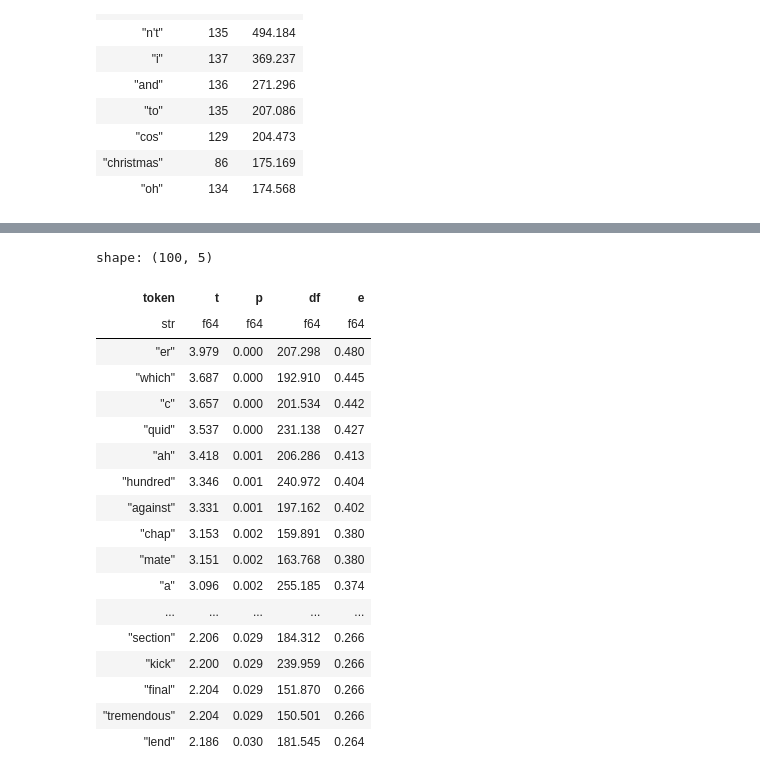
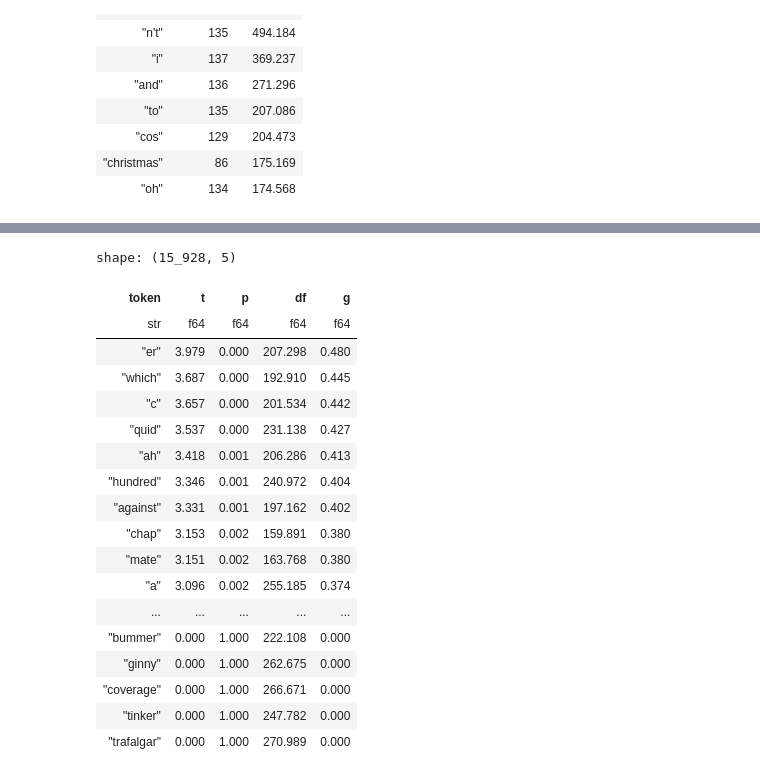
Before and after one commit to rmalouf/polars_corpus, a Jupyter notebook: docs/notebooks/keywords.ipynb, the cells around one changed output, grey strips where cells are left out. Drawn from its saved outputs; the diff is of its cells as text; code cells hidden in the pictures.

```diff
--- a/docs/notebooks/keywords.ipynb
+++ b/docs/notebooks/keywords.ipynb
@@ -90,14 +134,14 @@ Lijffijt et al. (2016)
 # %%
 tt_mens_keywords = plc.keywords(
-    target = bnc.filter(pl.col('sex')=='m'),
-    reference= bnc.filter(pl.col('sex')=='f'),
-    method='ttest',
-    expr=pl.col('token').str.to_lowercase()
-).head(100).collect()
+    target=bnc.filter(pl.col("sex") == "m"),
+    reference=bnc.filter(pl.col("sex") == "f"),
+    method="ttest",
+    expr=pl.col("token").str.to_lowercase(),
+).collect()
 tt_mens_keywords
 # %% [output]
-shape: (100, 5)
+shape: (15_928, 5)
-| token | t | p | df | e |
+| token | t | p | df | g |
 | str | f64 | f64 | f64 | f64 |
 | "er" | 3.979 | 0.000 | 207.298 | 0.480 |
 | "which" | 3.687 | 0.000 | 192.910 | 0.445 |
@@ -110,10 +154,10 @@ shape: (100, 5)
 | "mate" | 3.151 | 0.002 | 163.768 | 0.380 |
 | "a" | 3.096 | 0.002 | 255.185 | 0.374 |
 | ... | ... | ... | ... | ... |
-| "section" | 2.206 | 0.029 | 184.312 | 0.266 |
-| "kick" | 2.200 | 0.029 | 239.959 | 0.266 |
-| "final" | 2.204 | 0.029 | 151.870 | 0.266 |
-| "tremendous" | 2.204 | 0.029 | 150.501 | 0.266 |
-| "lend" | 2.186 | 0.030 | 181.545 | 0.264 |
+| "bummer" | 0.000 | 1.000 | 222.108 | 0.000 |
+| "ginny" | 0.000 | 1.000 | 262.675 | 0.000 |
+| "coverage" | 0.000 | 1.000 | 266.671 | 0.000 |
+| "tinker" | 0.000 | 1.000 | 247.782 | 0.000 |
+| "trafalgar" | 0.000 | 1.000 | 270.989 | 0.000 |
 # %%
 tt_womens_keywords = plc.keywords(
```
Also changed, not shown: parts of 23 cells of this notebook, 2 other files.
